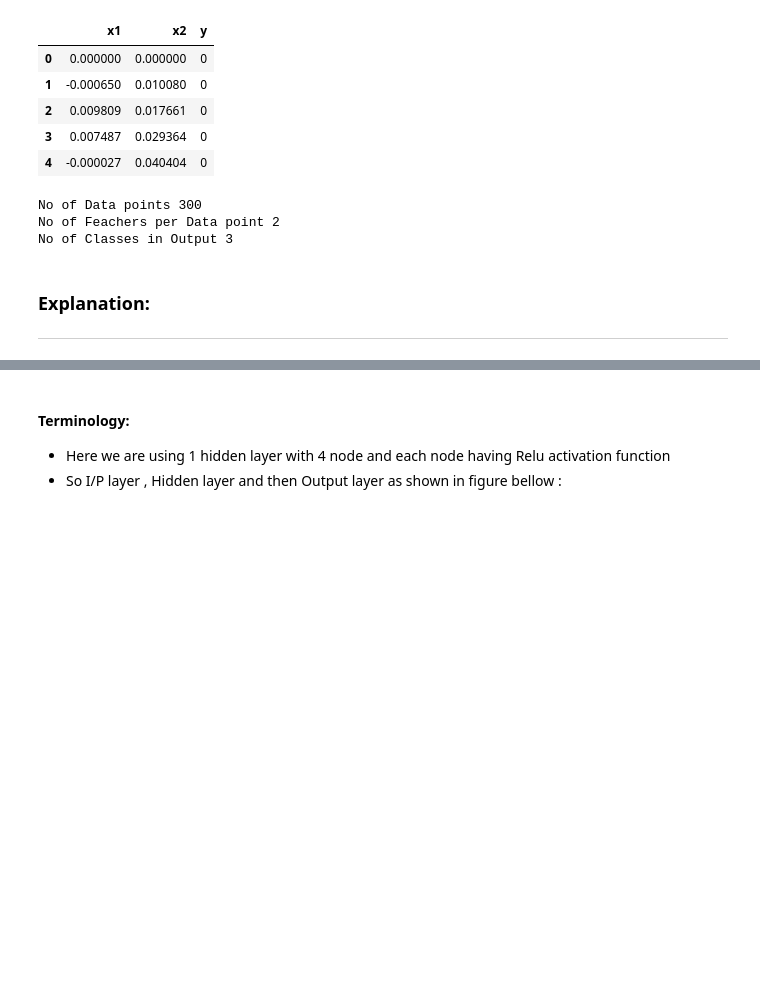
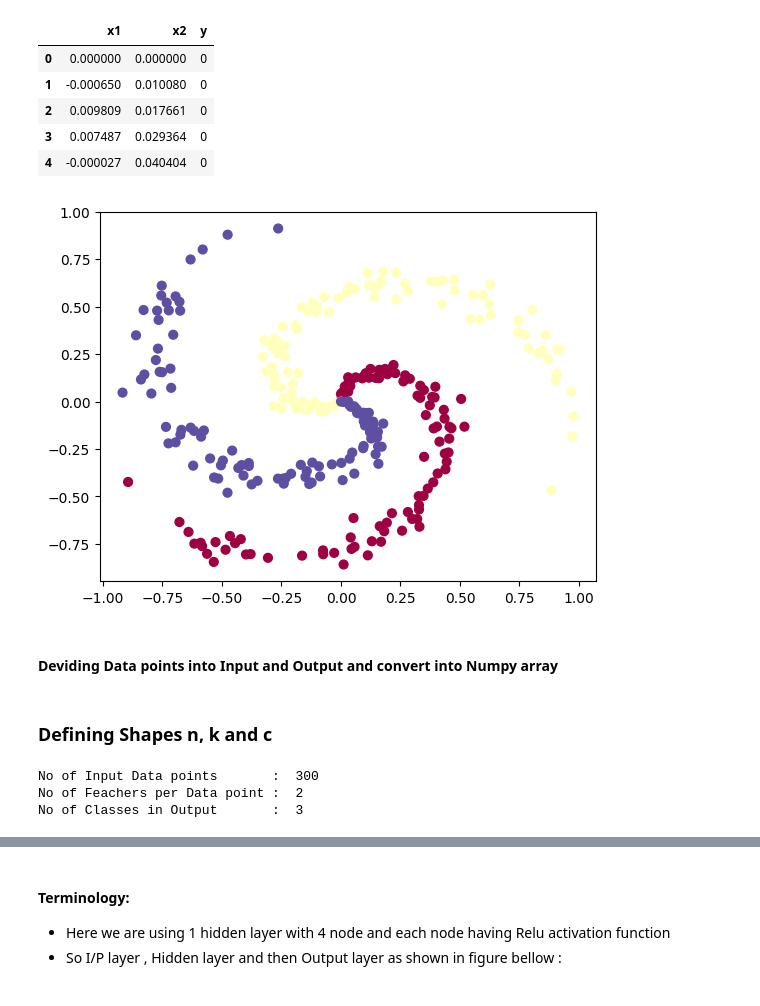
Before and after one commit to JagrutBhatt/NeuralNetworks, a Jupyter notebook: nn_from_scratch.ipynb, the cells around one changed output, grey strips where cells are left out. Drawn from its saved outputs; the diff is of its cells as text; code cells hidden in the pictures; blank space fills up the shorter version.

```diff
--- a/nn_from_scratch.ipynb
+++ b/nn_from_scratch.ipynb
@@ -19,4 +22,11 @@ To: /content/spiral.csv
 | 2 | 0.009809 | 0.017661 | 0 |
 | 3 | 0.007487 | 0.029364 | 0 |
 | 4 | -0.000027 | 0.040404 | 0 |
+# %%
+plt.scatter(df["x1"], df["x2"], c=df["y"], s=40, cmap=plt.cm.Spectral)
+plt.show()
+# %% [output]
+[figure, added]
+# %% [markdown]
+#### Deviding Data points into Input and Output and convert into Numpy array
 # %%
@@ -24,18 +33,16 @@ To: /content/spiral.csv
 X = df.iloc[:,:-1].to_numpy()
 Y = df.iloc[:,-1].to_numpy()
+# %% [markdown]
+### Defining Shapes n, k and c
 # %%
 n = X.shape[0]             # No of Input Data points
-d = X.shape[1]             # No of Feachers Per Data point
-k = len(np.unique(Y))      # No of classes in Output
+k = X.shape[1]             # No of Feachers Per Data point
+c = len(np.unique(Y))      # No of classes in Output
 
-print("No of Input Data points",n)
-print("No of Feachers per Data point",d)
-print("No of Classes in Output",k)
+print("No of Input Data points       : ",n)
+print("No of Feachers per Data point : ",k)
+print("No of Classes in Output       : ",c)
 # %% [output]
-No of Data points 300
-No of Feachers per Data point 2
-No of Classes in Output 3
+No of Input Data points       :  300
+No of Feachers per Data point :  2
+No of Classes in Output       :  3
-# %% [markdown]
-### Explanation:
-
----
```
Also changed, not shown: parts of 29 cells of this notebook.
